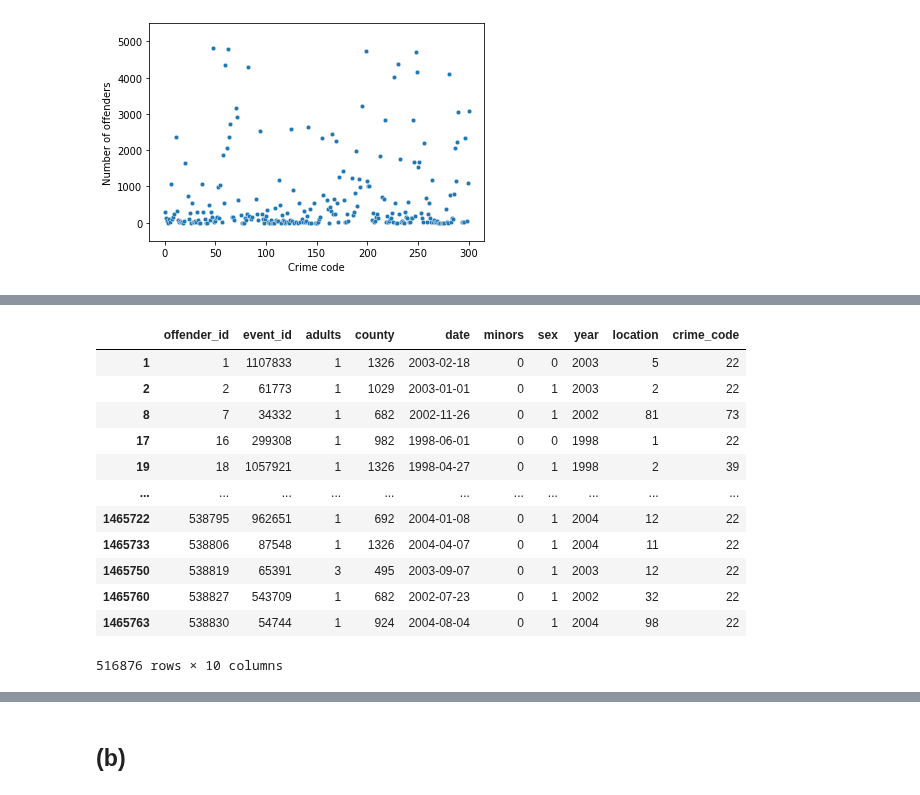
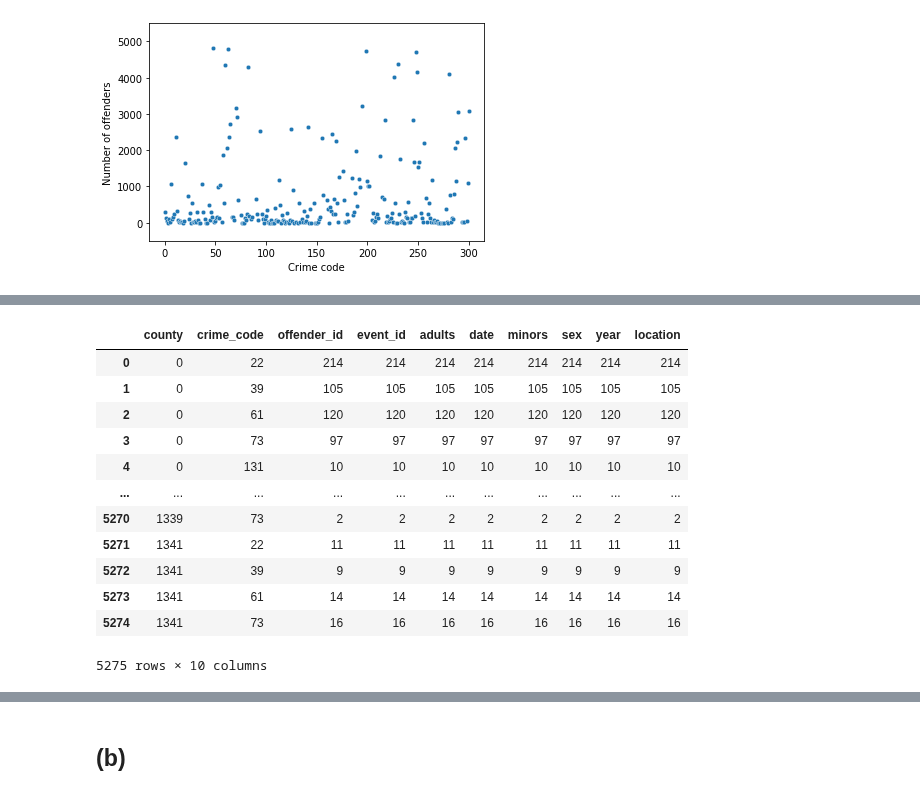
Before and after one commit to pipeton8/6.439-stats-comp-applications, a Jupyter notebook: Assignments/4 - Networks/6.439 - Problem Set 4.ipynb, the cells around one changed output, grey strips where cells are left out. Cells and saved outputs as stored; diff of their text form; code cells hidden in the pictures.

```diff
--- a/Assignments/4 - Networks/6.439 - Problem Set 4.ipynb
+++ b/Assignments/4 - Networks/6.439 - Problem Set 4.ipynb
@@ -206,16 +220,22 @@ array([ 22, 131,  61,  39,  73])
+# %%
+location_of_most_offenders = co_off[co_off['crime_code'].isin(most_offenders)].groupby(['county', 'crime_code']).count()
+location_of_most_offenders = location_of_most_offenders[~location_of_most_offenders['offender_id'].isna()]
+location_of_most_offenders.reset_index(inplace=True)
+# %%
+location_of_most_offenders
+# %% [output]
+|  | county | crime_code | offender_id | event_id | adults | date | minors | sex | year | location |
+| 0 | 0 | 22 | 214 | 214 | 214 | 214 | 214 | 214 | 214 | 214 |
+| 1 | 0 | 39 | 105 | 105 | 105 | 105 | 105 | 105 | 105 | 105 |
+| 2 | 0 | 61 | 120 | 120 | 120 | 120 | 120 | 120 | 120 | 120 |
+| 3 | 0 | 73 | 97 | 97 | 97 | 97 | 97 | 97 | 97 | 97 |
+| 4 | 0 | 131 | 10 | 10 | 10 | 10 | 10 | 10 | 10 | 10 |
+| ... | ... | ... | ... | ... | ... | ... | ... | ... | ... | ... |
+| 5270 | 1339 | 73 | 2 | 2 | 2 | 2 | 2 | 2 | 2 | 2 |
+| 5271 | 1341 | 22 | 11 | 11 | 11 | 11 | 11 | 11 | 11 | 11 |
+| 5272 | 1341 | 39 | 9 | 9 | 9 | 9 | 9 | 9 | 9 | 9 |
+| 5273 | 1341 | 61 | 14 | 14 | 14 | 14 | 14 | 14 | 14 | 14 |
+| 5274 | 1341 | 73 | 16 | 16 | 16 | 16 | 16 | 16 | 16 | 16 |
+5275 rows × 10 columns
 # %%
-co_off[co_off['crime_code'].isin(most_offenders)]
+location_of_most_offenders = co_off[co_off['crime_code'].isin(most_offenders)]
-# %% [output]
-|  | offender_id | event_id | adults | county | date | minors | sex | year | location | crime_code |
-| 1 | 1 | 1107833 | 1 | 1326 | 2003-02-18 | 0 | 0 | 2003 | 5 | 22 |
-| 2 | 2 | 61773 | 1 | 1029 | 2003-01-01 | 0 | 1 | 2003 | 2 | 22 |
-| 8 | 7 | 34332 | 1 | 682 | 2002-11-26 | 0 | 1 | 2002 | 81 | 73 |
-| 17 | 16 | 299308 | 1 | 982 | 1998-06-01 | 0 | 0 | 1998 | 1 | 22 |
-| 19 | 18 | 1057921 | 1 | 1326 | 1998-04-27 | 0 | 1 | 1998 | 2 | 39 |
-| ... | ... | ... | ... | ... | ... | ... | ... | ... | ... | ... |
-| 1465722 | 538795 | 962651 | 1 | 692 | 2004-01-08 | 0 | 1 | 2004 | 12 | 22 |
-| 1465733 | 538806 | 87548 | 1 | 1326 | 2004-04-07 | 0 | 1 | 2004 | 11 | 22 |
-| 1465750 | 538819 | 65391 | 3 | 495 | 2003-09-07 | 0 | 1 | 2003 | 12 | 22 |
-| 1465760 | 538827 | 543709 | 1 | 682 | 2002-07-23 | 0 | 1 | 2002 | 32 | 22 |
-| 1465763 | 538830 | 54744 | 1 | 924 | 2004-08-04 | 0 | 1 | 2004 | 98 | 22 |
-516876 rows × 10 columns
```
Also changed, not shown: parts of 13 cells of this notebook.
